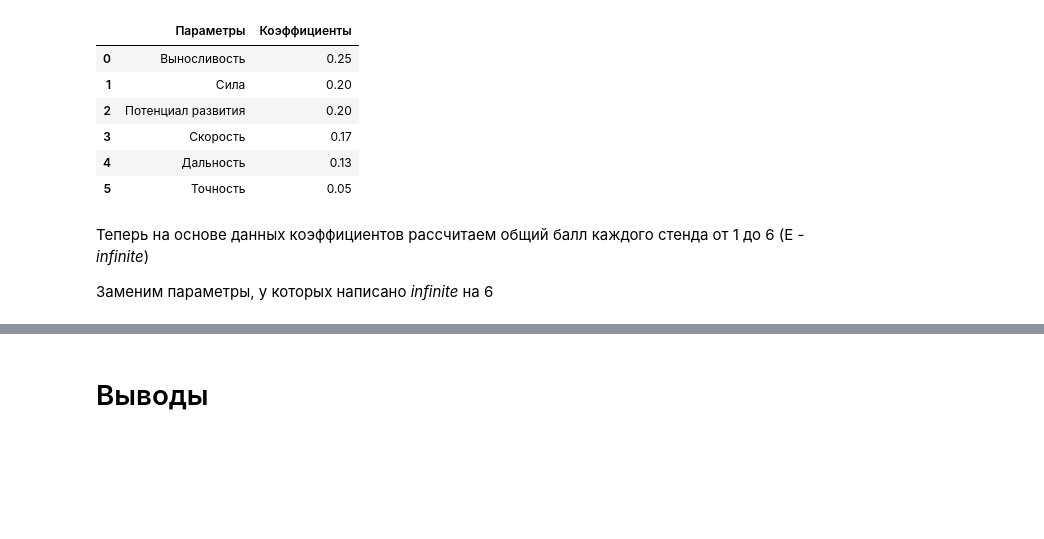
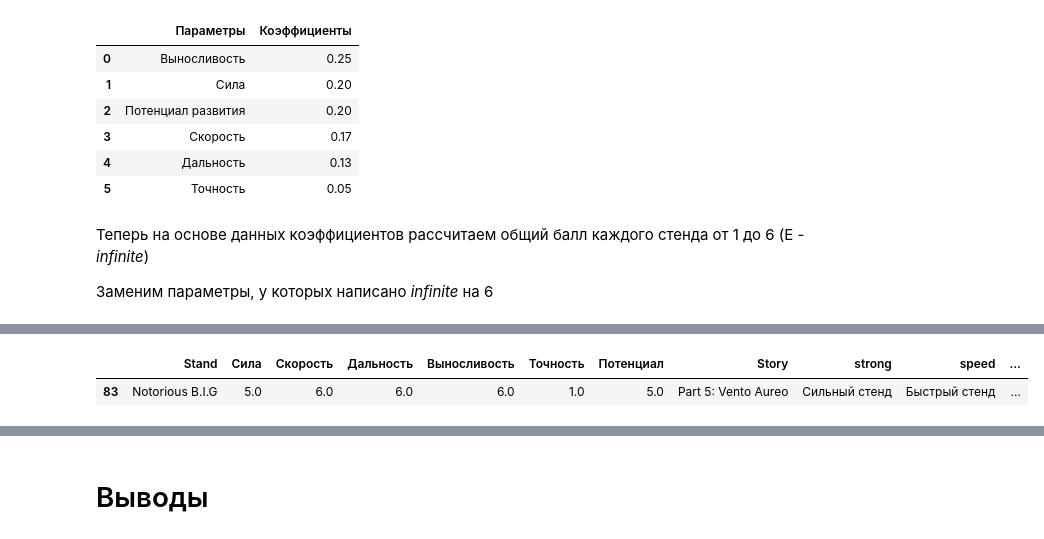
Before and after one commit to BogdanG888G/JOJO_stands, a Jupyter notebook: JOJO_stands.ipynb, the cells around one changed output, grey strips where cells are left out. Cells and saved outputs as stored; diff of their text form; code cells hidden in the pictures; blank space fills up the shorter version.

```diff
--- a/JOJO_stands.ipynb
+++ b/JOJO_stands.ipynb
@@ -1346,0 +1433,26 @@ display(begin_dataset.sort_values('Общий балл стенда', ascending=
+# %%
+Notorius_df = begin_dataset[
+    begin_dataset['Stand'] == 'Notorious B.I.G'
+]
+display(Notorius_df)
+
+Notorius_val = Notorius_df[stats_columns].values.tolist()[0]
+
+
+Notorius_chart = px.line_polar(r = Notorius_val,
+                               theta=stats_columns,
+                               line_close=True,
+                               markers=True,
+                               color_discrete_sequence=['#af5092'],
+                               width = 500)
+Notorius_chart.update_layout(title = {'text': 'Характеристики стенда Notorious B.I.G', 'x': 0.5, 'font_color': 'white'},
+                             paper_bgcolor = '#d02f39',
+                             polar = {'bgcolor': '#f5d2d5',
+                                       'angularaxis': {'color': 'white', 'linecolor': 'black', 'gridcolor': '#572c76'},
+                                       'radialaxis': {'color': 'black', 'linecolor': 'black', 'gridcolor': '#572c76'}}
+                             )
+Notorius_chart.update_traces(fill = 'toself')
+Notorius_chart.show()
+# %% [output]
+|  | Stand | Сила | Скорость | Дальность | Выносливость | Точность | Потенциал | Story | strong | speed | ... |
+| 83 | Notorious B.I.G | 5.0 | 6.0 | 6.0 | 6.0 | 1.0 | 5.0 | Part 5: Vento Aureo | Сильный стенд | Быстрый стенд | ... |
```
Also changed, not shown: parts of 33 cells of this notebook, 1 other file.
